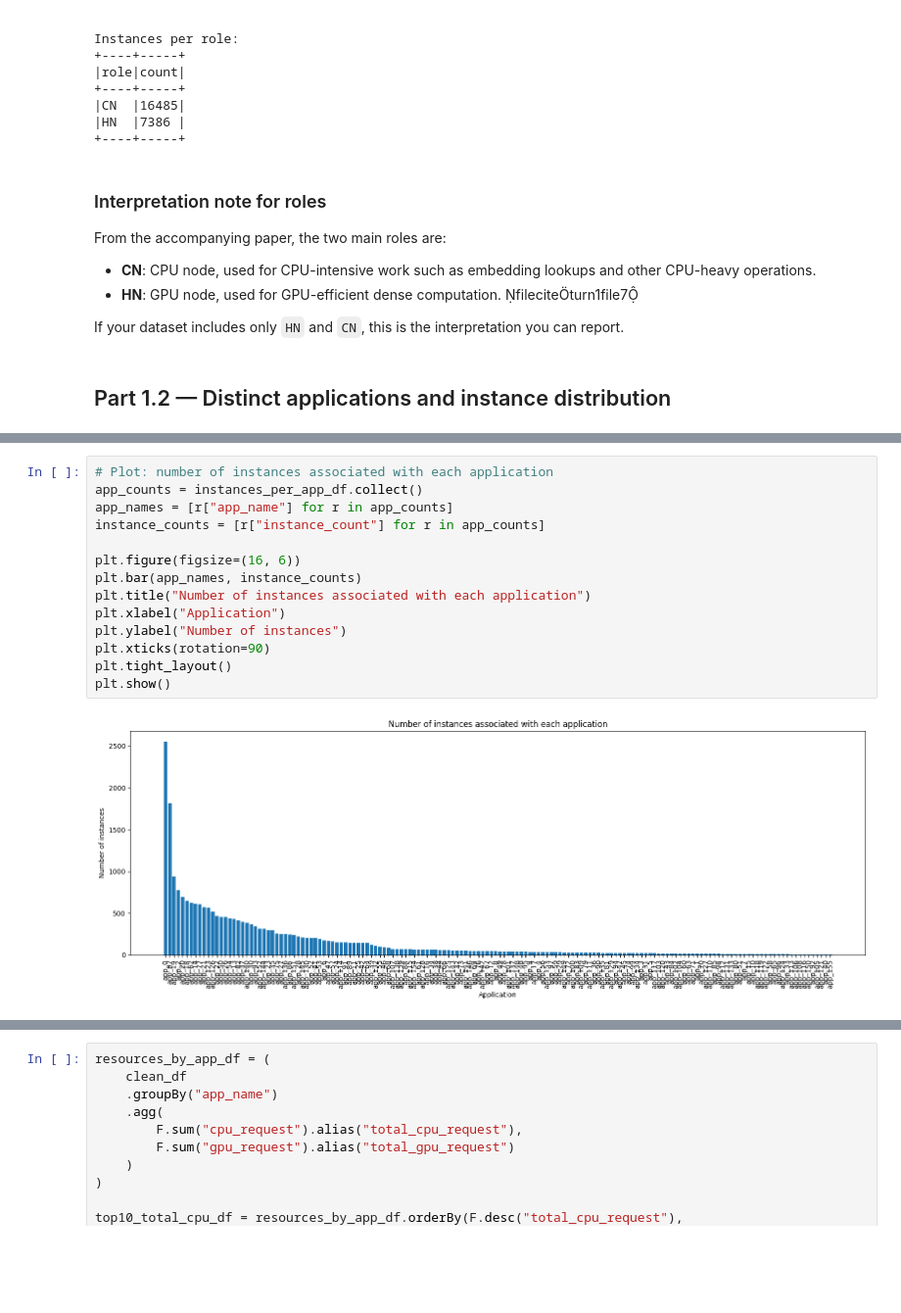
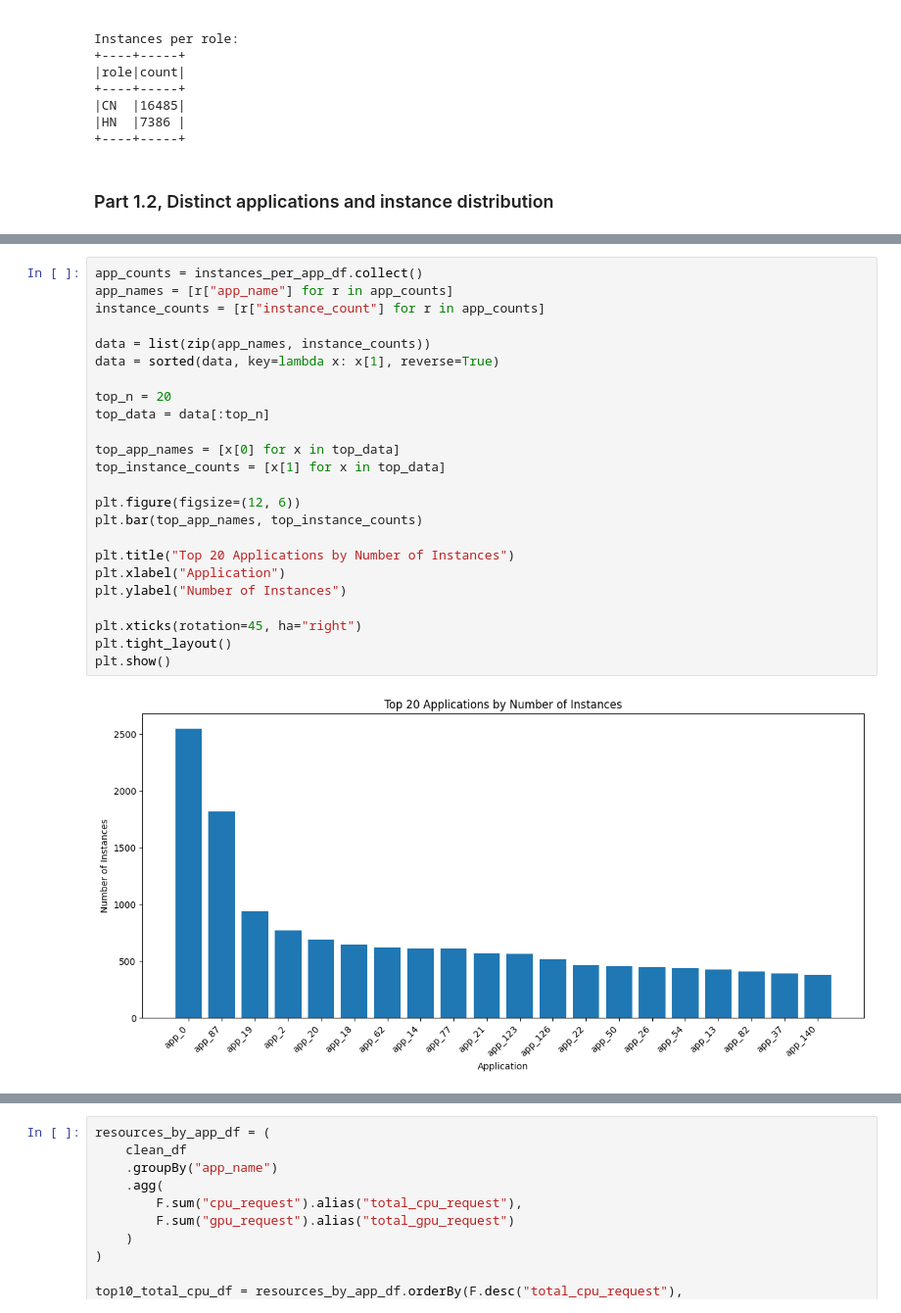
Before and after one commit to KshitijVerma852/cs5052-practical1, a Jupyter notebook: cs5052-practical1.ipynb, the cells around one changed output, grey strips where cells are left out. Shown at 98% size. Cells and saved outputs as stored; diff of their text form; blank space fills up the shorter version.

```diff
--- a/cs5052-practical1.ipynb
+++ b/cs5052-practical1.ipynb
@@ -172,16 +125,8 @@ Instances per role:
 |CN  |16485|
 |HN  |7386 |
 +----+-----+
-# %% [markdown]
-### Interpretation note for roles
-
-From the accompanying paper, the two main roles are:
-- **CN**: CPU node, used for CPU-intensive work such as embedding lookups and other CPU-heavy operations.
-- **HN**: GPU node, used for GPU-efficient dense computation. fileciteturn1file7
-
-If your dataset includes only `HN` and `CN`, this is the interpretation you can report.
 # %% [markdown]
-## Part 1.2 — Distinct applications and instance distribution
+### Part 1.2, Distinct applications and instance distribution
 # %%
 num_apps = clean_df.select("app_name").where(F.col("app_name").isNotNull() & (F.col("app_name") != "")).distinct().count()
 print(f"Number of distinct applications: {num_apps}")
@@ -214,19 +159,29 @@ Number of distinct applications: 156
 +--------+--------------+
 only showing top 20 rows
 # %%
-# Plot: number of instances associated with each application
 app_counts = instances_per_app_df.collect()
 app_names = [r["app_name"] for r in app_counts]
 instance_counts = [r["instance_count"] for r in app_counts]
 
-plt.figure(figsize=(16, 6))
-plt.bar(app_names, instance_counts)
-plt.title("Number of instances associated with each application")
+data = list(zip(app_names, instance_counts))
+data = sorted(data, key=lambda x: x[1], reverse=True)
+
+top_n = 20
+top_data = data[:top_n]
+
+top_app_names = [x[0] for x in top_data]
+top_instance_counts = [x[1] for x in top_data]
+
+plt.figure(figsize=(12, 6))
+plt.bar(top_app_names, top_instance_counts)
+
+plt.title("Top 20 Applications by Number of Instances")
 plt.xlabel("Application")
-plt.ylabel("Number of instances")
-plt.xticks(rotation=90)
+plt.ylabel("Number of Instances")
+
+plt.xticks(rotation=45, ha="right")
 plt.tight_layout()
 plt.show()
 # %% [output]
-[figure, old version]
+[figure, new version]
 # %%
```
Also changed, not shown: parts of 35 cells of this notebook, 1 other file.
